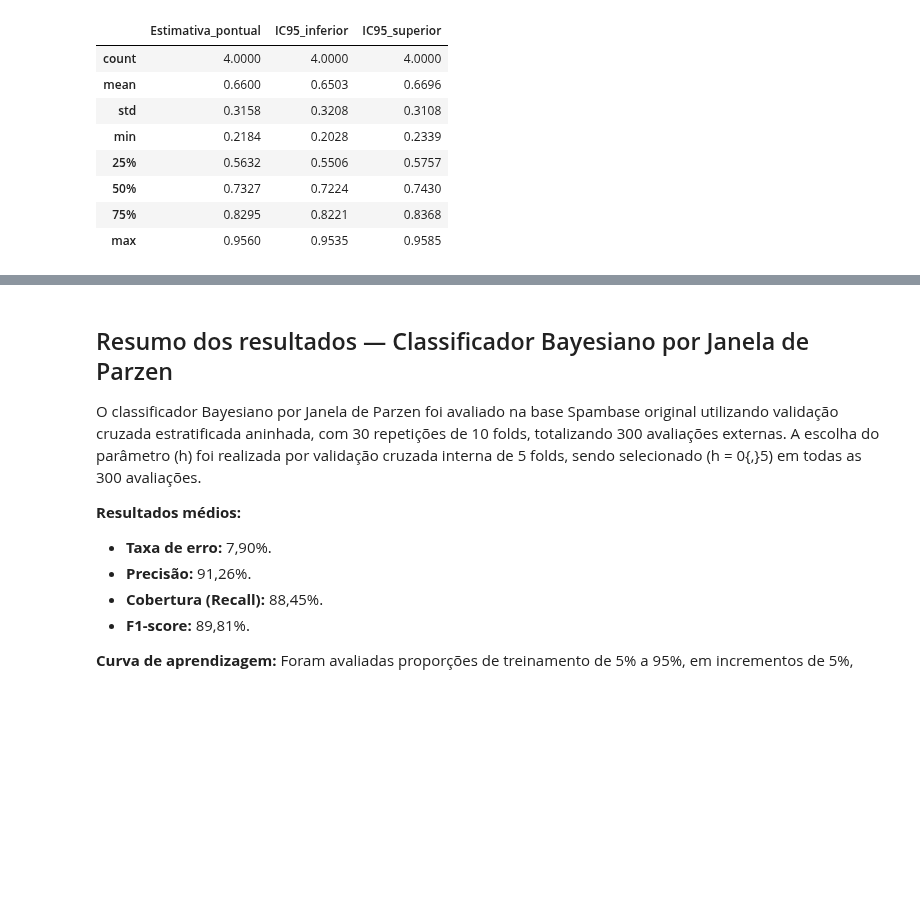
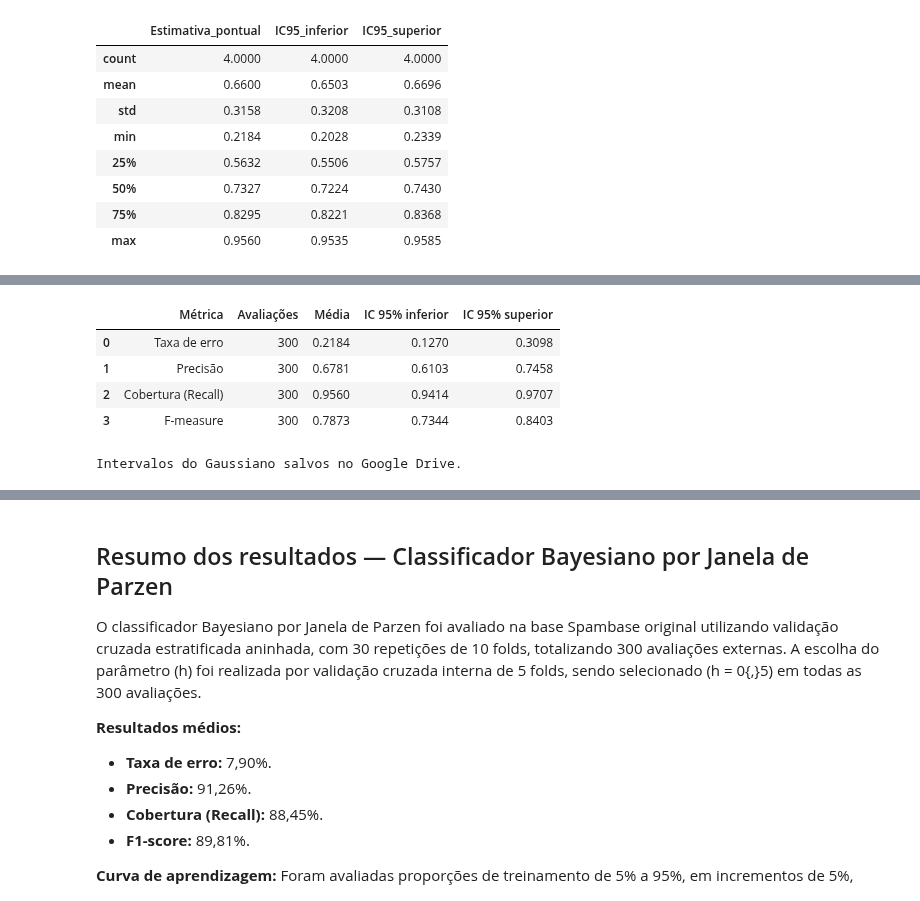
Before and after one commit to ergdln/IN1102-AM, a Jupyter notebook: classificadores-modelo-original/bayesiano-janela-parsen/Bayesiano_Gaussiano_e_Parzem) (1).ipynb, the cells around one changed output, grey strips where cells are left out. Saved outputs shown, nothing was run; the diff lists cells and outputs as text; code cells hidden in the pictures; blank space fills up the shorter version.

Commit message:
Adiciona codigo colab

```diff
--- a/classificadores-modelo-original/bayesiano-janela-parsen/Bayesiano_Gaussiano_e_Parzem).ipynb
+++ b/classificadores-modelo-original/bayesiano-janela-parsen/Bayesiano_Gaussiano_e_Parzem) (1).ipynb
@@ -3104,0 +3299,18 @@ display(resumo.round(4))
+# %%
+import pandas as pd
+from google.colab import files
+
+# Recriar a tabela para não depender da variável anterior
+df_ic_gaussiano_antigo = pd.DataFrame({
+    "Métrica": ["erro", "precisao", "recall", "f1"],
+    "Média": [0.2184, 0.6781, 0.9560, 0.7873],
+    "IC 95% inferior": [0.1270, 0.6103, 0.9414, 0.7344],
+    "IC 95% superior": [0.3098, 0.7458, 0.9707, 0.8403]
+})
+
+# Salvar em /content
+caminho = "/content/intervalos_confianca_bayesiano_gaussiano.csv"
+df_ic_gaussiano_antigo.to_csv(caminho, index=False, encoding="utf-8-sig")
+
+# Baixar para o computador
+files.download(caminho)
@@ -4582,0 +4936,58 @@ RESUMO NUMÉRICO:
+# %%
+
+import numpy as np
+import pandas as pd
+from scipy.stats import t
+
+# Resultados do Bayes Gaussiano
+df = df_resultados_gaussiano_antigo
+
+metricas = {
+    "erro": "Taxa de erro",
+    "precisao": "Precisão",
+    "recall": "Cobertura (Recall)",
+    "f1": "F-measure"
+}
+
+resultados = []
+razao_teste_treino = 1 / 9
+
+for coluna, nome in metricas.items():
+    valores = df[coluna].dropna().to_numpy()
+
+    n = len(valores)
+    media = np.mean(valores)
+    desvio = np.std(valores, ddof=1)
+
+    erro_padrao = desvio * np.sqrt(1 / n + razao_teste_treino)
+    margem = t.ppf(0.975, df=n - 1) * erro_padrao
+
+    resultados.append({
+        "Métrica": nome,
+        "Avaliações": n,
+        "Média": media,
+        "IC 95% inferior": max(0, media - margem),
+        "IC 95% superior": min(1, media + margem)
+    })
+
+df_ic_gaussiano = pd.DataFrame(resultados)
+
+display(df_ic_gaussiano.style.format({
+    "Média": "{:.4f}",
+    "IC 95% inferior": "{:.4f}",
+    "IC 95% superior": "{:.4f}"
+}))
+
+df_ic_gaussiano.to_csv(
+    "/content/drive/MyDrive/Projeto_emails_ML/output/intervalos_confianca_gaussiano.csv",
+    index=False
+)
+
+print("Intervalos do Gaussiano salvos no Google Drive.")
+# %% [output]
+|  | Métrica | Avaliações | Média | IC 95% inferior | IC 95% superior |
+| 0 | Taxa de erro | 300 | 0.2184 | 0.1270 | 0.3098 |
+| 1 | Precisão | 300 | 0.6781 | 0.6103 | 0.7458 |
+| 2 | Cobertura (Recall) | 300 | 0.9560 | 0.9414 | 0.9707 |
+| 3 | F-measure | 300 | 0.7873 | 0.7344 | 0.8403 |
+Intervalos do Gaussiano salvos no Google Drive.
```
Also changed, not shown: parts of 10 cells of this notebook.
